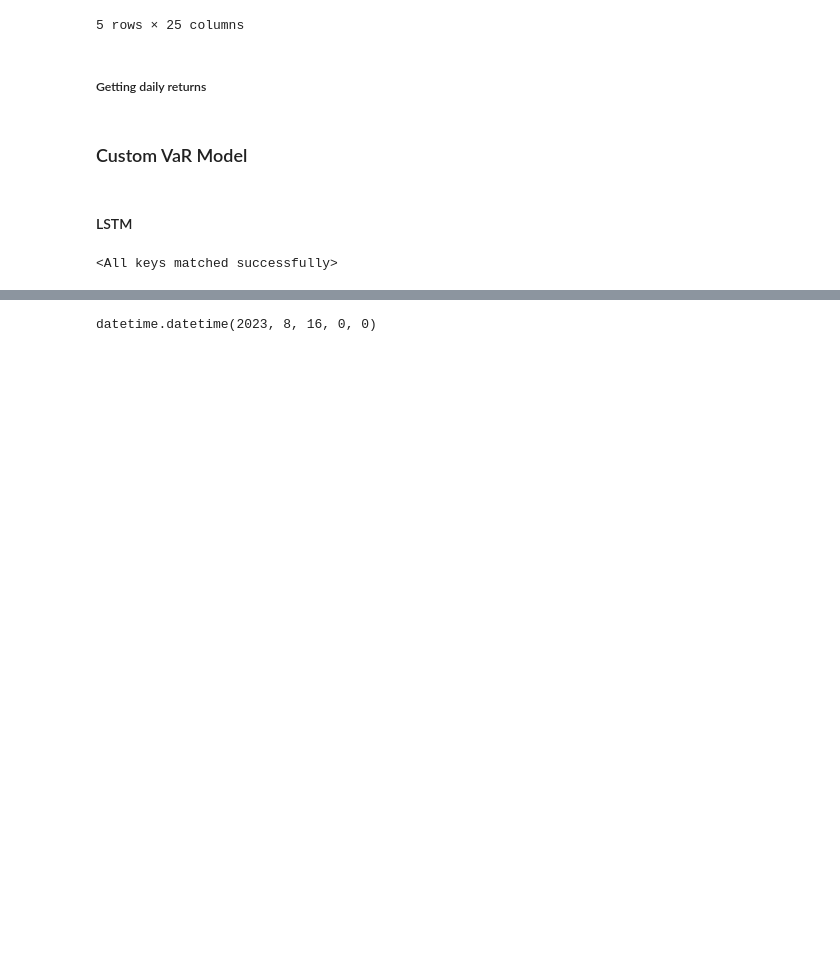
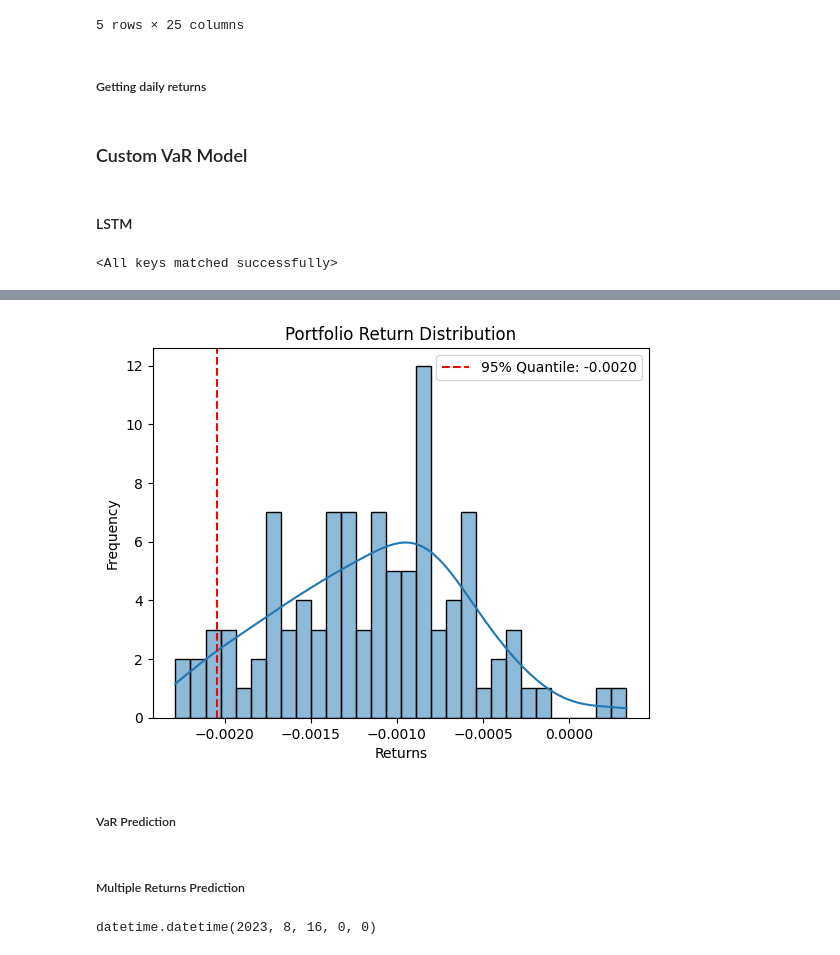
Before and after one commit to mairovitzmario/value-at-risk, a Jupyter notebook: research/research.ipynb, the cells around one changed output, grey strips where cells are left out. Saved outputs shown, nothing was run; the diff lists cells and outputs as text; code cells hidden in the pictures; blank space fills up the shorter version.

```diff
--- a/research/research.ipynb
+++ b/research/research.ipynb
@@ -370,3 +385,9 @@ VaR_95 = np.percentile(returns, 5)
+# %%
+show_portfolio_distribution(predictions.reshape(-1), quantile=0.05)
+# %% [output]
+[figure, added]
+# %% [markdown]
+##### VaR Prediction
 # %%
 def predict_var_lstm(portofolio, forecast_start_date=None, confidence_level=0.95):
     if forecast_start_date is None:
@@ -399,3 +420,5 @@ def predict_var_lstm(portofolio, forecast_start_date=None, confidence_level=0.95
     predictions = predictions.squeeze().cpu().numpy()
     var = np.percentile(predictions, 100 * (1 - confidence_level))
     return var
+# %% [markdown]
+##### Multiple Returns Prediction
```
Also changed, not shown: parts of 46 cells of this notebook.
